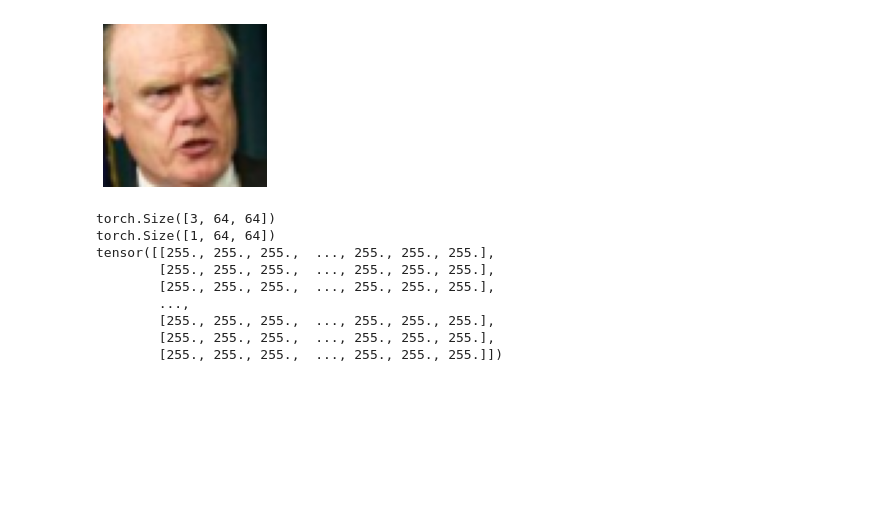
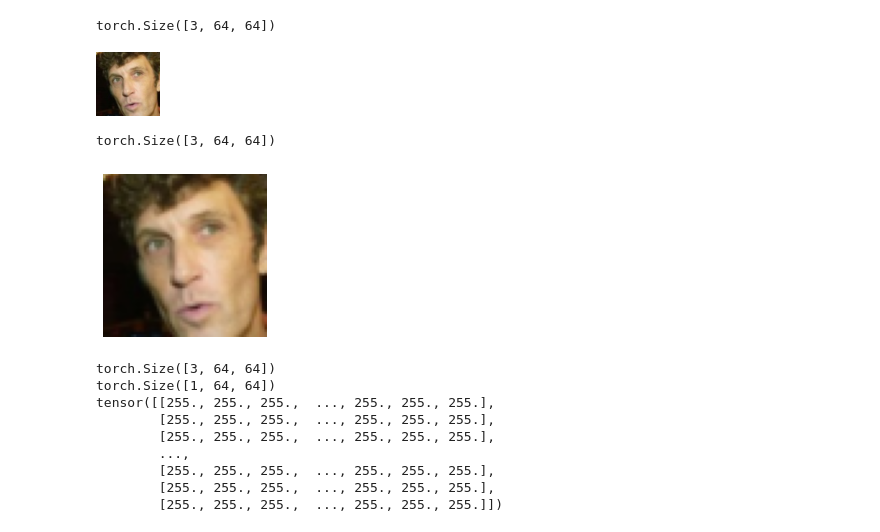
Before and after one commit to Eva427/CICR-Impainting, a Jupyter notebook: test.ipynb, the cells around one changed output. Cells and saved outputs as stored; diff of their text form; code cells hidden in the pictures; blank space fills up the shorter version.

```diff
--- a/test.ipynb
+++ b/test.ipynb
@@ -11,11 +14,21 @@ def plot(image):
 # %%
 trainloader, testloader = imp.data.getFaces(shuffle=False,doNormalize=False)
 imgs, _ = next(iter(testloader))
 
 img = imgs[0]
+print(img.shape)
+
+img = transforms.ToPILImage()(img)
+img.show()
+img = transforms.ToTensor()(img)
+print(img.shape)
+
 plot(img)
 # %% [output]
+torch.Size([3, 64, 64])
-[figure, old version]
+[figure, new version]
+torch.Size([3, 64, 64])
+[figure, added]
 # %%
 c, h, w = img.shape
 
```
Also changed, not shown: parts of 4 cells of this notebook, 26 other files.
